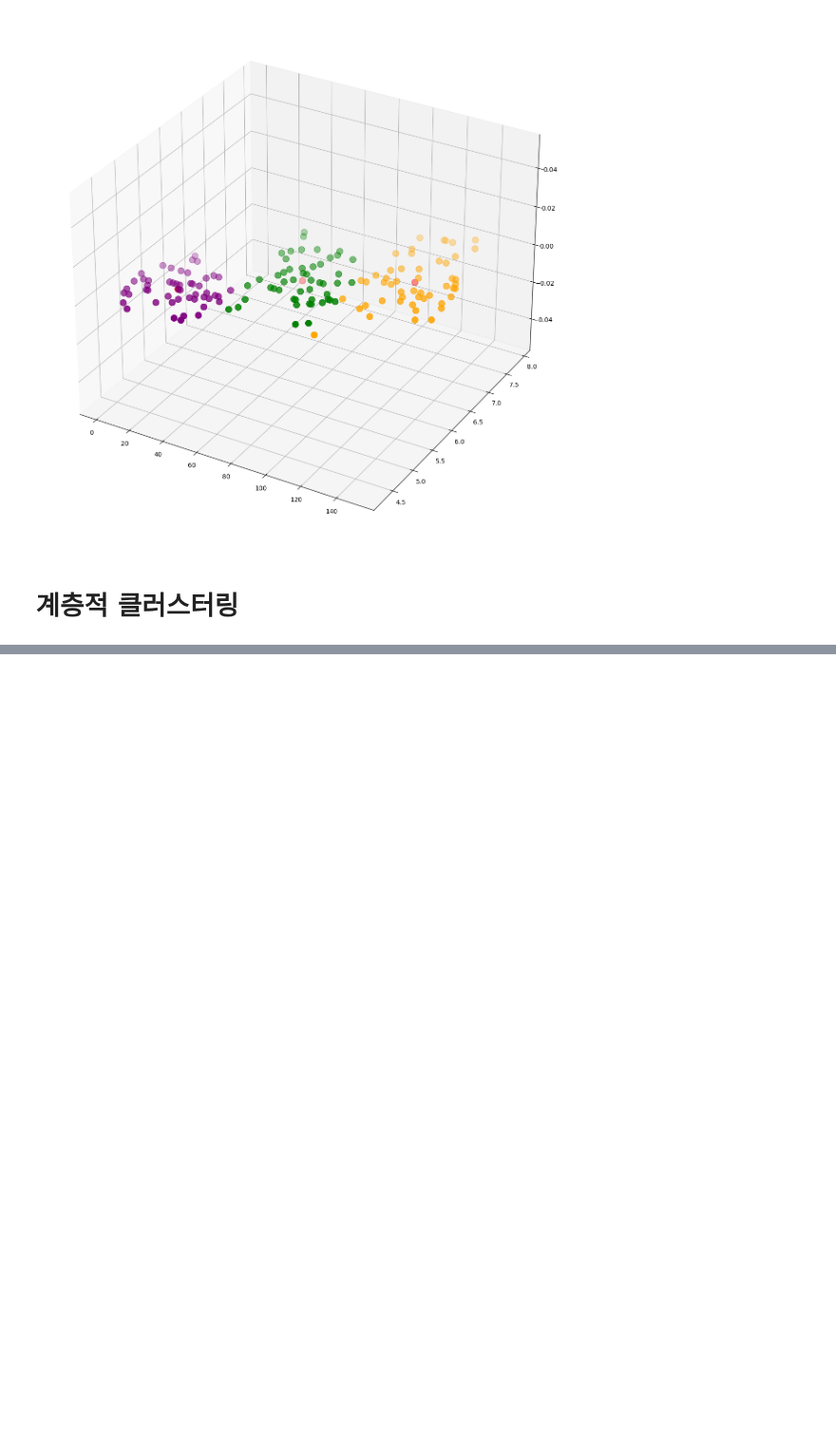
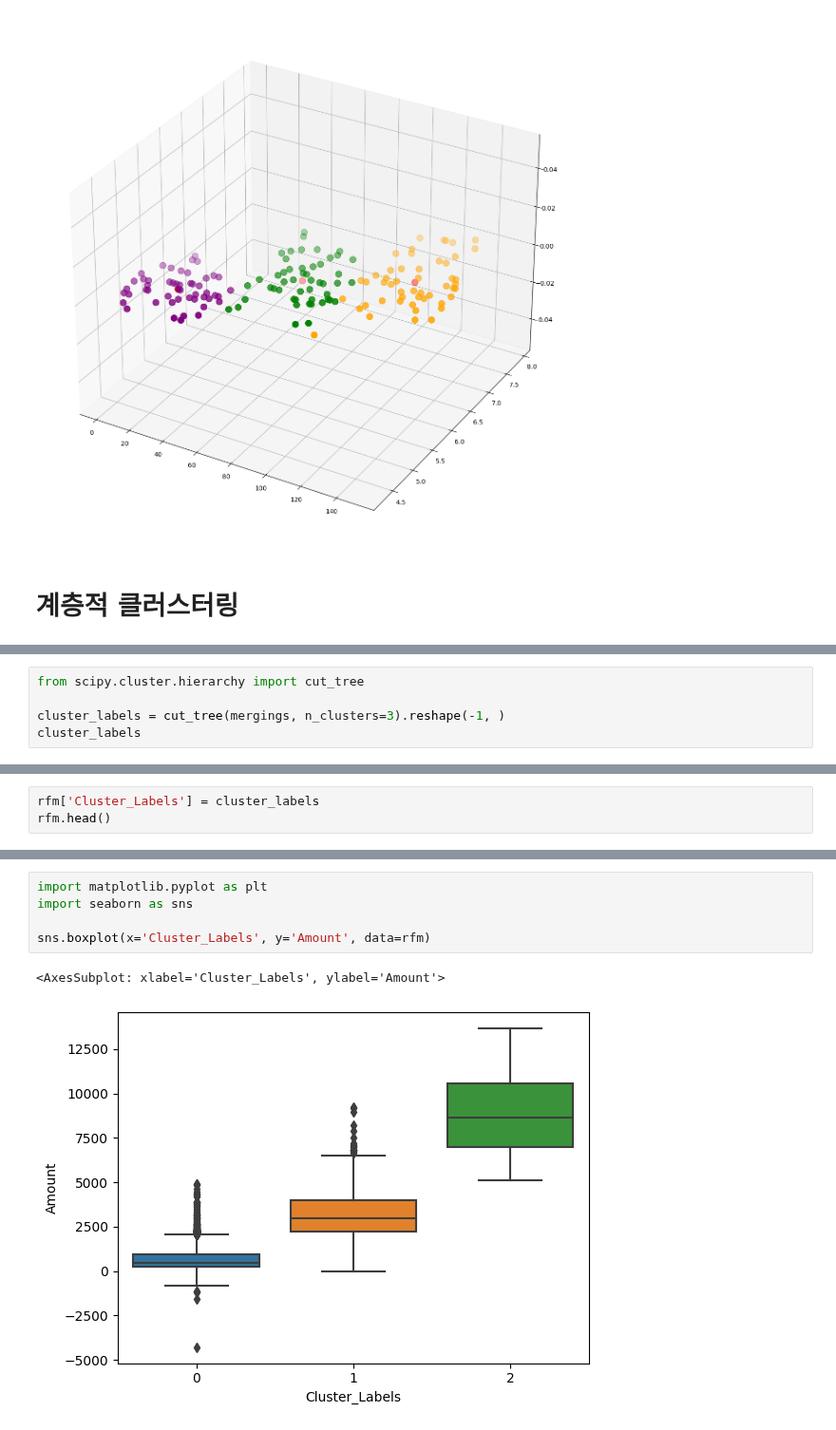
Before and after one commit to bloblog/TIL, a Jupyter notebook: MLDL_Transcription.ipynb, the cells around one changed output, grey strips where cells are left out. Shown at 95% size. Cells and saved outputs as stored; diff of their text form; blank space fills up the shorter version.

```diff
--- a/MLDL_Transcription.ipynb
+++ b/MLDL_Transcription.ipynb
@@ -1290,0 +1503,5 @@ plt.show()
+# %%
+from scipy.cluster.hierarchy import cut_tree
+
+cluster_labels = cut_tree(mergings, n_clusters=3).reshape(-1, )
+cluster_labels
@@ -1290,0 +1510,3 @@ plt.show()
+# %%
+rfm['Cluster_Labels'] = cluster_labels
+rfm.head()
@@ -1290,0 +1520,8 @@ plt.show()
+# %%
+import matplotlib.pyplot as plt
+import seaborn as sns
+
+sns.boxplot(x='Cluster_Labels', y='Amount', data=rfm)
+# %% [output]
+<AxesSubplot: xlabel='Cluster_Labels', ylabel='Amount'>
+[figure, added]
```
Also changed, not shown: parts of 26 cells of this notebook.
